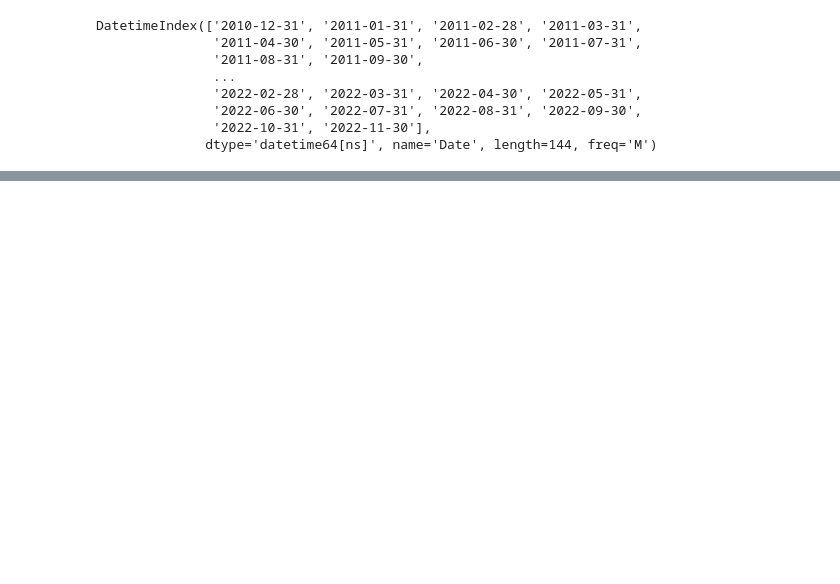
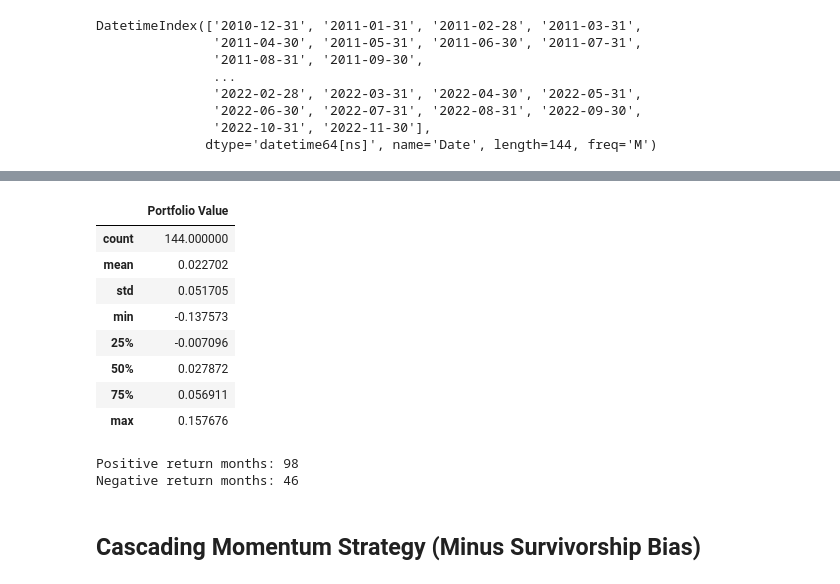
Before and after one commit to zdravoj/stock-bot, a Jupyter notebook: trading_sandbox.ipynb, the cells around one changed output, grey strips where cells are left out. Saved outputs shown, nothing was run; the diff lists cells and outputs as text; code cells hidden in the pictures; blank space fills up the shorter version.

Commit message:
finish cascading momentum strategy

```diff
--- a/trading_sandbox.ipynb
+++ b/trading_sandbox.ipynb
@@ -621,0 +651,12 @@ plt.plot(value_by_month_end)
+# %%
+portfolio_pct_return_by_month.describe()
+# %% [output]
+|  | Portfolio Value |
+| count | 144.000000 |
+| mean | 0.022702 |
+| std | 0.051705 |
+| min | -0.137573 |
+| 25% | -0.007096 |
+| 50% | 0.027872 |
+| 75% | 0.056911 |
+| max | 0.157676 |
@@ -621,0 +677,9 @@ plt.plot(value_by_month_end)
+# %%
+# total positive and negative return months
+print('Positive return months:', positive_returns.count().values[0])
+print('Negative return months:', negative_returns.count().values[0])
+# %% [output]
+Positive return months: 98
+Negative return months: 46
+# %% [markdown]
+## Cascading Momentum Strategy (Minus Survivorship Bias)
```
Also changed, not shown: parts of 36 cells of this notebook.
